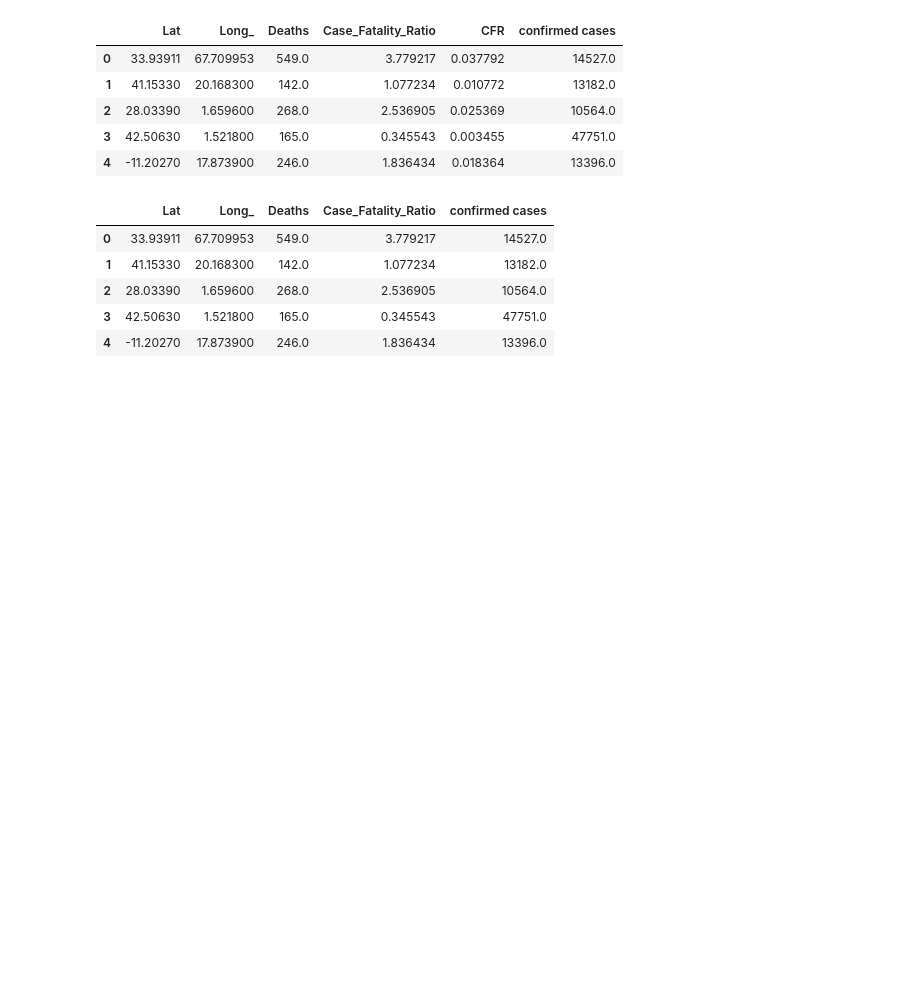
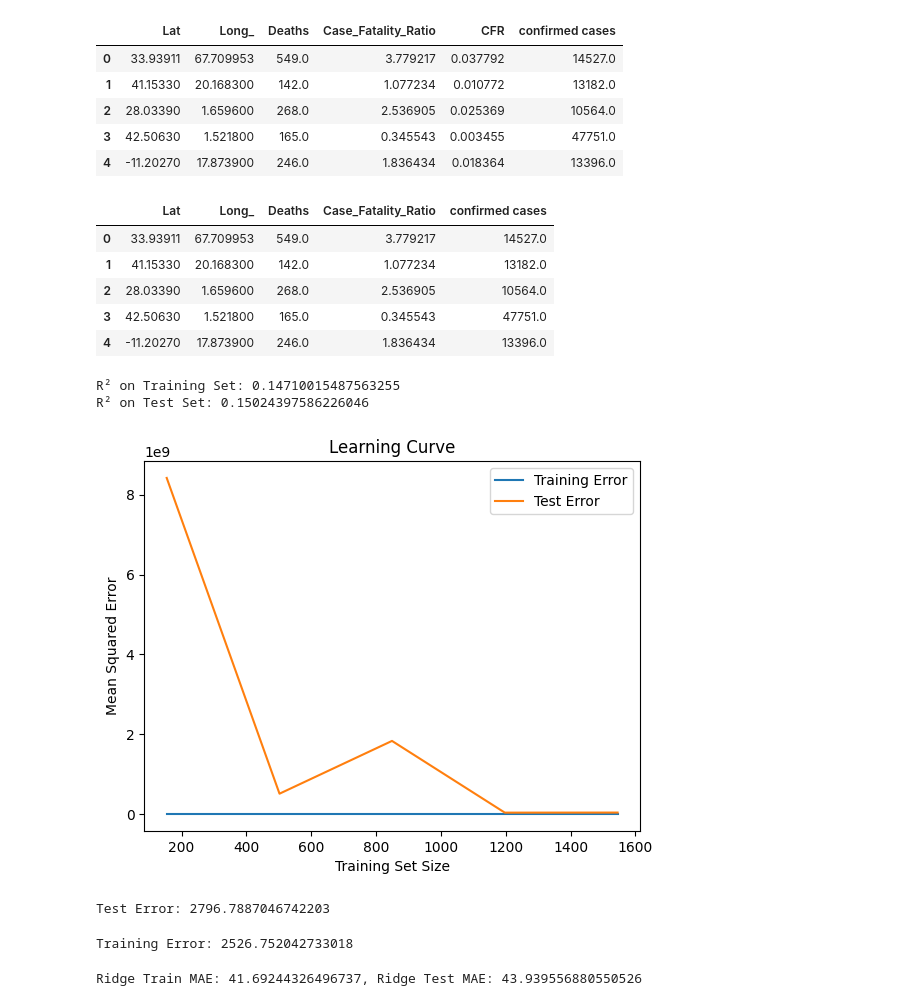
Before and after one commit to Git-Rexdev/Predictioneer-IITB, a Jupyter notebook: main.ipynb, the cells around one changed output. Saved outputs shown, nothing was run; the diff lists cells and outputs as text; code cells hidden in the pictures; blank space fills up the shorter version.

Commit message:
Final Changes and model

```diff
--- a/main.ipynb
+++ b/main.ipynb
@@ -5,7 +5,7 @@ import matplotlib.pyplot as plt
 from sklearn.model_selection import train_test_split
 import seaborn as sns
 # %%
-df = pd.read_csv("train_data.xlsx - Sheet1.csv")
+df = pd.read_csv("train_data.csv")
 df.head()
 # %% [output]
 |  | Lat | Long_ | Deaths | Case_Fatality_Ratio |
@@ -55,7 +55,7 @@ from sklearn.linear_model import LinearRegression
 from sklearn.preprocessing import PolynomialFeatures
 from sklearn.tree import DecisionTreeRegressor
 
-poly = PolynomialFeatures(include_bias=True)
+poly = PolynomialFeatures()
 DT = DecisionTreeRegressor(random_state=0)
 LR = LinearRegression()
 # %% [markdown]
@@ -192,3 +192,58 @@ df.head()
 df['confirmed cases'] = df['confirmed cases'].fillna(0)
 # %%
 df.to_csv('cleanedata.csv')
+# %%
+from sklearn.metrics import r2_score
+
+r2_train = r2_score(ytrain_null, poly_LR.predict(xtrain_poly_null))
+r2_test = r2_score(ytest_null, poly_LR.predict(xtest_poly_null))
+
+print("R² on Training Set:", r2_train)
+print("R² on Test Set:", r2_test)
+# %% [output]
+R² on Training Set: 0.14710015487563255
+R² on Test Set: 0.15024397586226046
+# %%
+from sklearn.model_selection import learning_curve
+
+train_sizes, train_scores, test_scores = learning_curve(
+    poly_LR, xtrain_poly_null, ytrain_null, cv=5, scoring="neg_mean_squared_error"
+)
+
+train_errors = -train_scores.mean(axis=1)
+test_errors = -test_scores.mean(axis=1)
+
+plt.plot(train_sizes, train_errors, label="Training Error")
+plt.plot(train_sizes, test_errors, label="Test Error")
+plt.xlabel("Training Set Size")
+plt.ylabel("Mean Squared Error")
+plt.legend()
+plt.title("Learning Curve")
+plt.show()
+# %% [output]
+[figure, added]
+# %%
+test_error = mean_squared_error(ytest_null, poly_LR.predict(xtest_poly_null))
+print("Test Error:", test_error)
+# %% [output]
+Test Error: 2796.7887046742203
+# %%
+from sklearn.metrics import mean_squared_error
+
+train_error = mean_squared_error(ytrain_null, poly_LR.predict(xtrain_poly_null))
+print("Training Error:", train_error)
+# %% [output]
+Training Error: 2526.752042733018
+# %%
+from sklearn.linear_model import Ridge, Lasso
+
+# Example with Ridge
+ridge_model = Ridge(alpha=1.0)  # Adjust alpha (regularization strength)
+ridge_model.fit(xtrain_poly_null, ytrain_null)
+
+# Evaluate
+ridge_train_mae = mean_absolute_error(ytrain_null, ridge_model.predict(xtrain_poly_null))
+ridge_test_mae = mean_absolute_error(ytest_null, ridge_model.predict(xtest_poly_null))
+print(f"Ridge Train MAE: {ridge_train_mae}, Ridge Test MAE: {ridge_test_mae}")
+# %% [output]
+Ridge Train MAE: 41.69244326496737, Ridge Test MAE: 43.939556880550526
```
Also changed, not shown: 7 other files.
